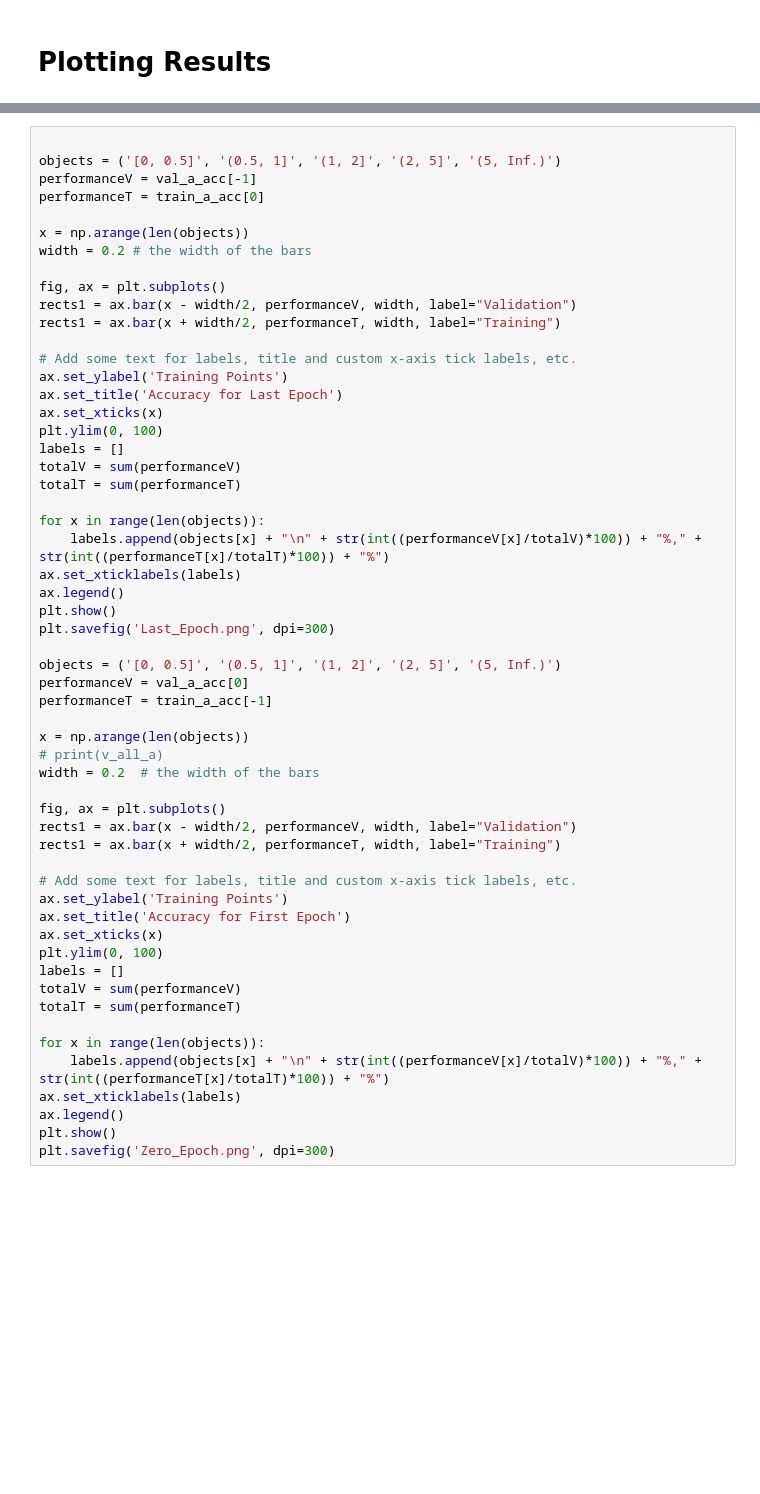
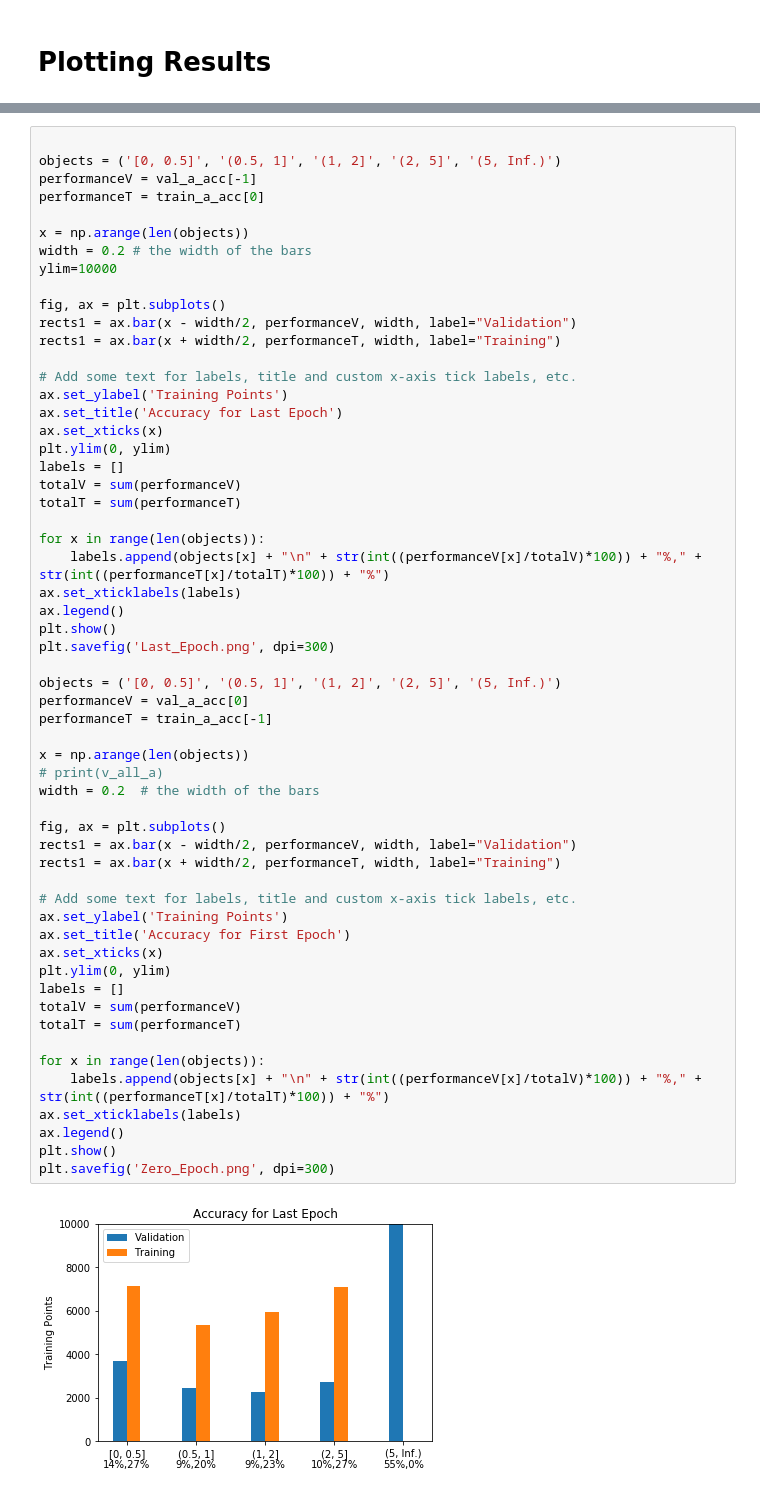
Before and after one commit to sapereir/11-785-Deep-Learning-Project, a Jupyter notebook: steering_superModel.ipynb, the cells around one changed output, grey strips where cells are left out. Saved outputs shown, nothing was run; the diff lists cells and outputs as text; blank space fills up the shorter version.

```diff
--- a/steering_superModel.ipynb
+++ b/steering_superModel.ipynb
@@ -474,6 +506,7 @@ performanceT = train_a_acc[0]
 
 x = np.arange(len(objects))
 width = 0.2 # the width of the bars
+ylim=10000
 
 fig, ax = plt.subplots()
 rects1 = ax.bar(x - width/2, performanceV, width, label="Validation")
@@ -483,7 +516,7 @@ rects1 = ax.bar(x + width/2, performanceT, width, label="Training")
 ax.set_ylabel('Training Points')
 ax.set_title('Accuracy for Last Epoch')
 ax.set_xticks(x)
-plt.ylim(0, 100)
+plt.ylim(0, ylim)
 labels = []
 totalV = sum(performanceV)
 totalT = sum(performanceT)
@@ -494,31 +527,33 @@ ax.set_xticklabels(labels)
 ax.legend()
 plt.show()
 plt.savefig('Last_Epoch.png', dpi=300)
 
 objects = ('[0, 0.5]', '(0.5, 1]', '(1, 2]', '(2, 5]', '(5, Inf.)')
 performanceV = val_a_acc[0]
 performanceT = train_a_acc[-1]
 
 x = np.arange(len(objects))
 # print(v_all_a)
 width = 0.2  # the width of the bars
 
 fig, ax = plt.subplots()
 rects1 = ax.bar(x - width/2, performanceV, width, label="Validation")
 rects1 = ax.bar(x + width/2, performanceT, width, label="Training")
 
 # Add some text for labels, title and custom x-axis tick labels, etc.
 ax.set_ylabel('Training Points')
 ax.set_title('Accuracy for First Epoch')
 ax.set_xticks(x)
-plt.ylim(0, 100)
+plt.ylim(0, ylim)
 labels = []
 totalV = sum(performanceV)
 totalT = sum(performanceT)
 
 for x in range(len(objects)):
     labels.append(objects[x] + "\n" + str(int((performanceV[x]/totalV)*100)) + "%," + str(int((performanceT[x]/totalT)*100)) + "%")
 ax.set_xticklabels(labels)
 ax.legend()
 plt.show()
 plt.savefig('Zero_Epoch.png', dpi=300)
+# %% [output]
+[figure, added]
```
Also changed, not shown: parts of 15 cells of this notebook, 10 other files.
